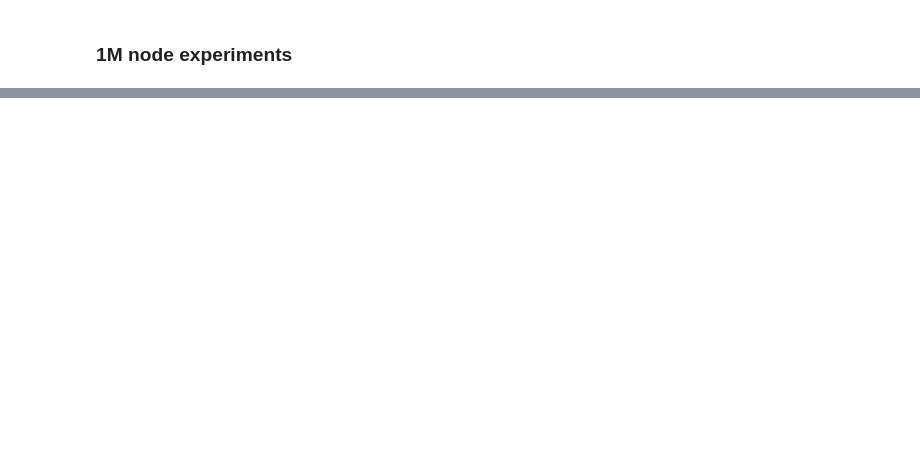
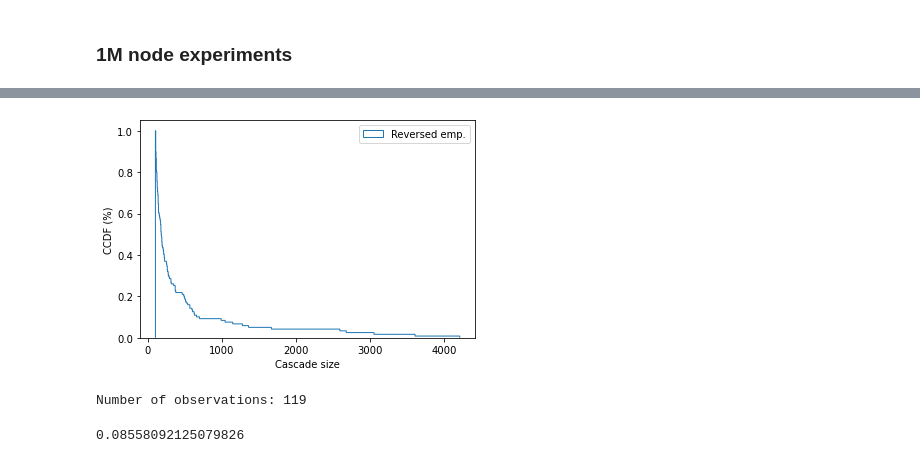
Before and after one commit to sunnymatt/t-recs-experiments, a Jupyter notebook: structural_virality/structural_virality.ipynb, the cells around one changed output, grey strips where cells are left out. Cells and saved outputs as stored; diff of their text form; code cells hidden in the pictures; blank space fills up the shorter version.

```diff
--- a/structural_virality/structural_virality.ipynb
+++ b/structural_virality/structural_virality.ipynb
@@ -146,3 +140,15 @@ plot_size_vir_corr(results, alphas, rs)
+# %%
+def plot_popularity_ccdf(results, alphas, rs, only_popular=True):
+    popularity_chance = {} # map from alpha to list, where each element corresponds to one R value
+    for i, alpha in enumerate(alphas):
+        for r in rs:
+            sizes = results[(alpha, r)]["size"]
+            if only_popular:
+                sizes = sizes[sizes >= 100]
+            plt.hist(sizes, bins=1000, density=True, histtype='step', cumulative=-1, label='Reversed emp.')
+    leg = plt.legend()
+    plt.xlabel("Cascade size")
+    plt.ylabel("CCDF (%)")
 # %% [markdown]
 ### 1M node experiments
 # %%
@@ -211,0 +243,10 @@ plot_size_vir_corr(agg_results, alphas, rs, only_popular=True)
+# %%
+plot_popularity_ccdf(agg_results, [2.3], [0.5], only_popular=True)
+# %% [output]
+[figure, added]
+# %%
+# alpha = 2.3, r = 0.5 setting
+size_virality_corr(agg_results[(2.3, 0.5)]["size"], agg_results[(2.3, 0.5)]["virality"], only_popular=True, pop_threshold=100)
+# %% [output]
+Number of observations: 119
+0.08558092125079826
```
Also changed, not shown: parts of 17 cells of this notebook.
